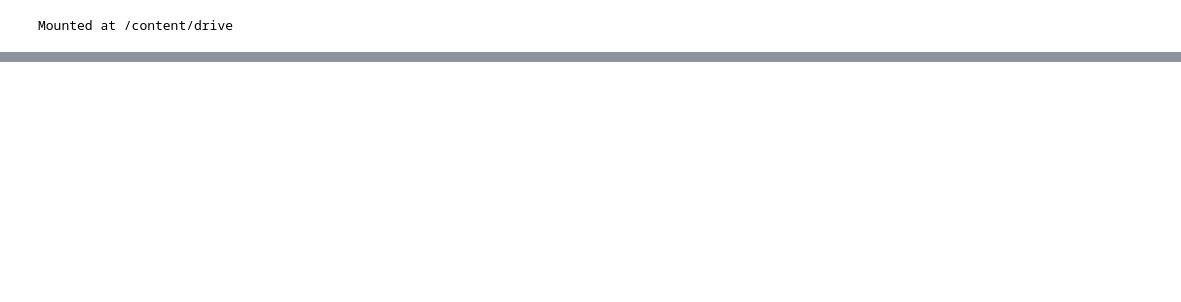
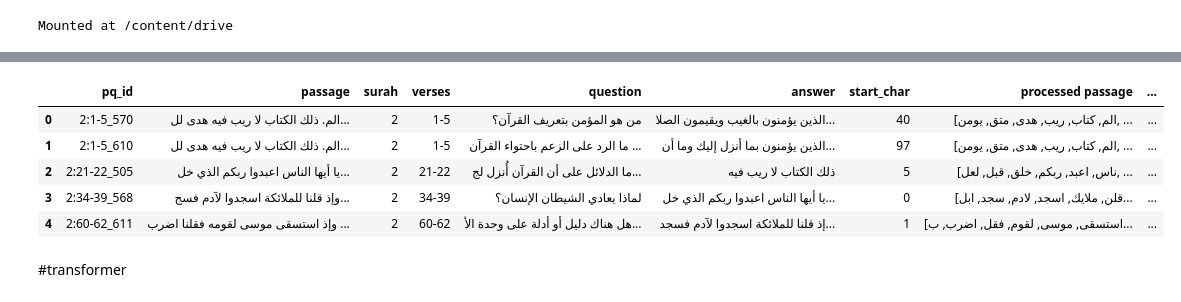
Before and after one commit to AmiraOsamaMohamed/GraduationProject, a Jupyter notebook: GProject_ipyn.ipynb, the cells around one changed output, grey strips where cells are left out. Saved outputs shown, nothing was run; the diff lists cells and outputs as text; code cells hidden in the pictures; blank space fills up the shorter version.

```diff
--- a/GProject_ipyn.ipynb
+++ b/GProject_ipyn.ipynb
@@ -147,8 +160,17 @@ validation['processed answer'] = validation['answer'].apply(processed_text)
 # %%
 test['processed passage'] = test['passage'].apply(processed_text)
 
 
 test['processed question'] = test['question'].apply(processed_text)
 
 
 test['processed answer'] = test['answer'].apply(processed_text)
+
+test.head()
+# %% [output]
+|  | pq_id | passage | surah | verses | question | answer | start_char | processed passage | ... |
+| 0 | 2:1-5_570 | الم. ذلك الكتاب لا ريب فيه هدى لل... | 2 | 1-5 | من هو المؤمن بتعريف القرآن؟ | الذين يؤمنون بالغيب ويقيمون الصلا... | 40 | [الم, كتاب, ريب, هدى, متق, يومن, ... | ... |
+| 1 | 2:1-5_610 | الم. ذلك الكتاب لا ريب فيه هدى لل... | 2 | 1-5 | ما الرد على الزعم باحتواء القرآن ... | الذين يؤمنون بما أنزل إليك وما أن... | 97 | [الم, كتاب, ريب, هدى, متق, يومن, ... | ... |
+| 2 | 2:21-22_505 | يا أيها الناس اعبدوا ربكم الذي خل... | 2 | 21-22 | ما الدلائل على أن القرآن أُنزل لج... | ذلك الكتاب لا ريب فيه | 5 | [ناس, اعبد, ربكم, خلق, قبل, لعل, ... | ... |
+| 3 | 2:34-39_568 | وإذ قلنا للملائكة اسجدوا لآدم فسج... | 2 | 34-39 | لماذا يعادي الشيطان الإنسان؟ | يا أيها الناس اعبدوا ربكم الذي خل... | 0 | [قلن, ملايك, اسجد, لادم, سجد, ابل... | ... |
+| 4 | 2:60-62_611 | وإذ استسقى موسى لقومه فقلنا اضرب ... | 2 | 60-62 | هل هناك دليل أو أدلة على وحدة الأ... | إذ قلنا للملائكة اسجدوا لآدم فسجد... | 1 | [استسقى, موسى, لقوم, فقل, اضرب, ب... | ... |
@@ -154,0 +181,2 @@ test['processed answer'] = test['answer'].apply(processed_text)
+# %% [markdown]
+#transformer
```
Also changed, not shown: parts of 22 cells of this notebook.
